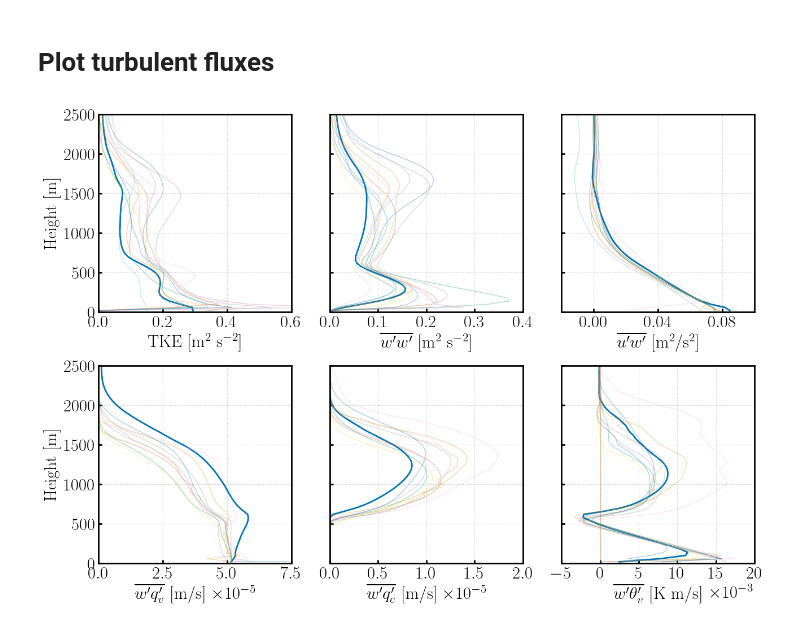
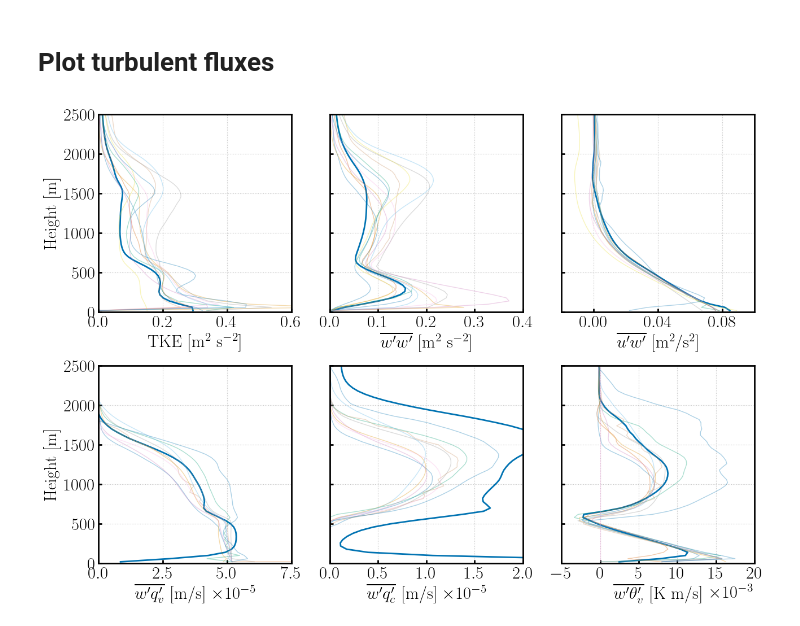
Before and after one commit to ewquon/erf-validation, a Jupyter notebook: JAMES_Paper/Shallow_Cumulus_Convection/BOMEX_postproc.ipynb, the cells around one changed output. Saved outputs shown, nothing was run; the diff lists cells and outputs as text; code cells hidden in the pictures.

Commit message:
Update BOMEX postproc for backwards compat, add SGS to <w'ql'>

```diff
--- a/JAMES_Paper/Shallow_Cumulus_Convection/BOMEX_postproc.ipynb
+++ b/JAMES_Paper/Shallow_Cumulus_Convection/BOMEX_postproc.ipynb
@@ -17,6 +17,14 @@ from windtools.plotting import plot_profile
 from erftools.postprocessing import AveragedProfiles
 from erftools.constants import R_d, R_v, Cp_d, p_0, L_v
 from erftools.EOS import getPgivenRTh, getRhogivenThetaPress
+# %%
+# make backwards compatible
+AveragedProfiles.profile1vars = [
+    'u','v','w',
+    'ρ','θ','e','Kturb',
+    'qv','qc','qr',
+    'qi','qs','qg',
+]
 # %% [markdown]
 ## Formatting and save figure option
 # %%
@@ -269,9 +277,10 @@ last3h = slice(Tmax-3*3600,None)
 avg.ds['tke'] = 0.5 * (avg.ds["u'u'"] + avg.ds["v'v'"] + avg.ds["w'w'"])
 avg.ds['uw_covar']   = avg.ds["u'w'"]  + avg.ds["τ13"]
 avg.ds['qvw_covar']  = avg.ds["w'qv'"] + avg.ds["τqvw"]
+avg.ds['qcw_covar']  = avg.ds["w'ql'"] + avg.ds["τqcw"]
 
 # make plot
-plotvars = ["tke","w'w'","uw_covar","qvw_covar","w'ql'","θv'w'"]
+plotvars = ["tke","w'w'","uw_covar","qvw_covar","qcw_covar","θv'w'"]
 plotme = avg.ds[plotvars].sel(t=last3h).mean('t')
 
 fig,axs = plt.subplots(nrows=2,ncols=3,sharey=True,figsize=(15,10))
@@ -312,31 +321,31 @@ axs[1,2].ticklabel_format(style='sci',axis='x',scilimits=(-3,-3))
 axs[1,2].set_xticks(np.arange(-0.5e-2,2.5e-2,step=0.5e-2))
 
 for ax in axs:
     for i in range(np.size(ax)):
         ax[i].set_yticks(np.arange(0,2501,500))
         ax[i].grid(linestyle=':',alpha=0.75)
 
 # Shift the top subplots
 for i in range(3):
     pos = axs[0, i].get_position()
     new_pos = [pos.x0, pos.y0+0.025, pos.width, pos.height]
     axs[0, i].set_position(new_pos)
 
 # Plot the reference data
 for model,ref in sieb.items():
     if model==list(sieb.keys())[0]:
         siebstyle['label'] = 'Siebesma et al. 2003'
     else:
         siebstyle['label'] = None
     axs[0,0].plot(0.5*(ref['UU']+ref['ww']), ref['zA'], **siebstyle[model])
     axs[0,1].plot(ref['ww'], ref['zA'], **siebstyle[model])
     axs[0,2].plot(ref['uw']*1e-2, ref['zA'], **siebstyle[model])
     axs[1,0].plot((ref['wqt']-ref['wql'])*1e-5, ref['zA'], **siebstyle[model])
     axs[1,1].plot(ref['wql']*1e-5, ref['zA'], **siebstyle[model])
     axs[1,2].plot(ref['wthv']*1e-2, ref['zA'], **siebstyle[model])
 
 if (save_fig):
     fpath = f'{outdir}/BOMEX_flux_comp_profiles.png'
     fig.savefig(fpath, dpi=300, bbox_inches='tight')
 # %% [output]
-[figure, old version]
+[figure, new version]
```
Also changed, not shown: parts of 1 cell of this notebook.
